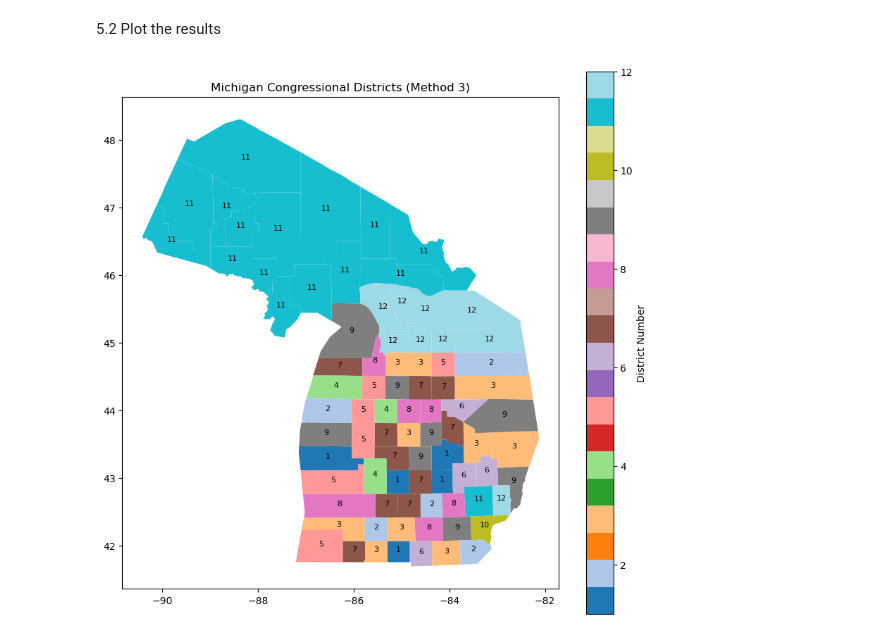
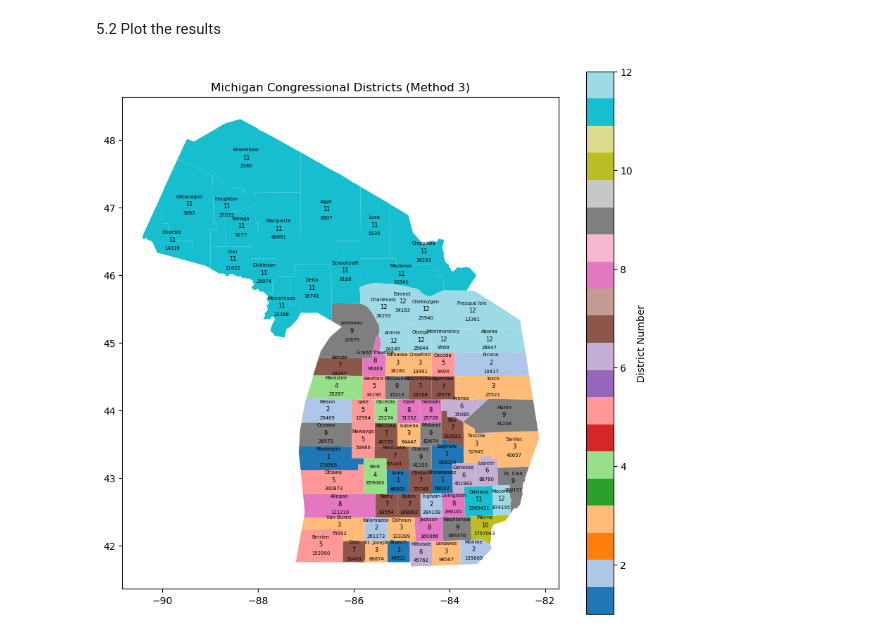
Before and after one commit to jaimon/DataScience, a Jupyter notebook: Decision_analytics/Module6/sjenss_method3.ipynb, the cells around one changed output. Cells and saved outputs as stored; diff of their text form; code cells hidden in the pictures.

Commit message:
Added Annotation to Map of Methods 3

```diff
--- a/Decision_analytics/Module6/sjenss_method3.ipynb
+++ b/Decision_analytics/Module6/sjenss_method3.ipynb
@@ -390,17 +390,25 @@ michigan_counties_method3[['name', 'district']]
 # %%
 # Convert the 'geometry' column to a GeoSeries and create a GeoDataFrame
 geo_michigan_counties_method3 = gpd.GeoDataFrame(michigan_counties_method3, geometry=gpd.GeoSeries(michigan_counties_method3['geometry']))
 
 # Plot the results
 fig, ax = plt.subplots(1, 1, figsize=(10, 10))
 geo_michigan_counties_method3.plot(column='district', ax=ax, legend=True, cmap='tab20', legend_kwds={'label': "District Number"})
 ax.set_title('Michigan Congressional Districts (Method 3)')
 
 # Annotate each county with its assigned district number
 for index, row in geo_michigan_counties_method3.iterrows():
-    plt.annotate(text=row['district'], xy=(row['geometry'].centroid.x, row['geometry'].centroid.y), horizontalalignment='center', fontsize=8)
+    plt.annotate(text=row['district'], xy=(row['geometry'].centroid.x, row['geometry'].centroid.y), horizontalalignment='center', fontsize=6)
+
+# Annotate each country with its name
+for index, row in geo_michigan_counties_method3.iterrows():
+    plt.annotate(text=row['name'], xy=(row['geometry'].centroid.x, row['geometry'].centroid.y+.12), horizontalalignment='center', fontsize=5)
+
+# Annotate each county with its population
+for index, row in geo_michigan_counties_method3.iterrows():
+    plt.annotate(text=row['pop2020'], xy=(row['geometry'].centroid.x, row['geometry'].centroid.y-.12), horizontalalignment='center', fontsize=5)
 
 # Show the plot
 plt.show()
 # %% [output]
-[figure, old version]
+[figure, new version]
```
